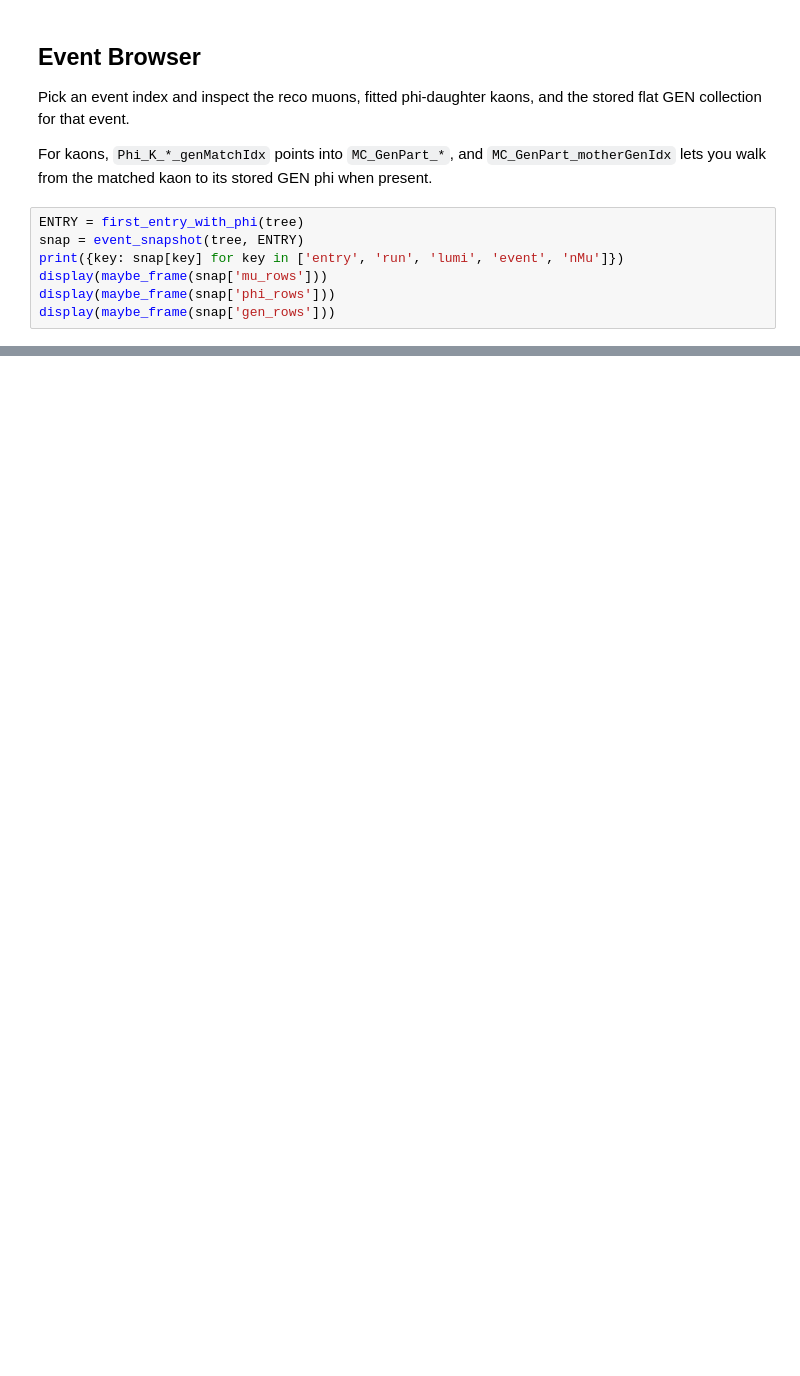
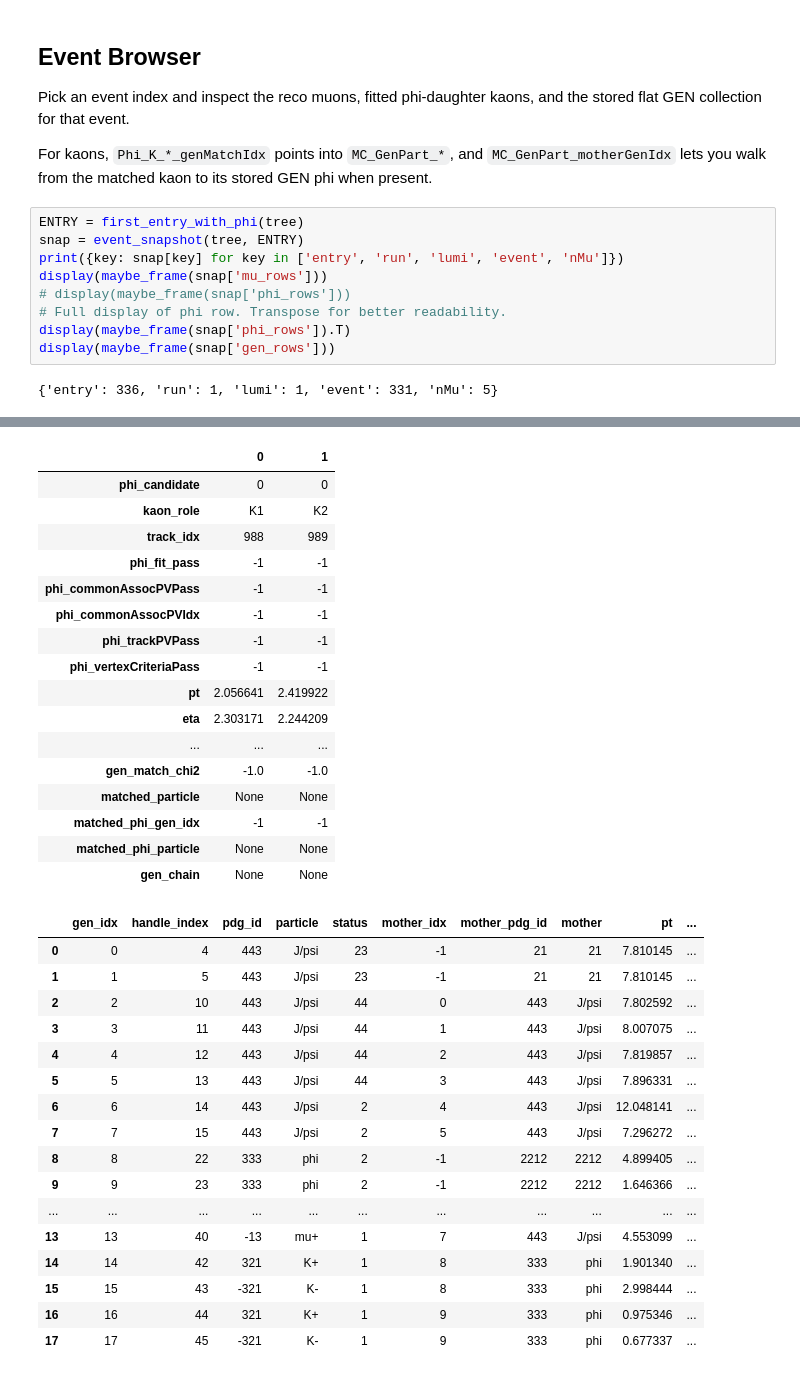
Before and after one commit to AliceQuen/Onia2MuMu, a Jupyter notebook: doc/inspect_multileppat_ntuple_gen_reco_matching.ipynb, the cells around one changed output, grey strips where cells are left out. Cells and saved outputs as stored; diff of their text form; blank space fills up the shorter version.

```diff
--- a/doc/inspect_multileppat_ntuple_gen_reco_matching.ipynb
+++ b/doc/inspect_multileppat_ntuple_gen_reco_matching.ipynb
@@ -392,5 +445,9 @@ ENTRY = first_entry_with_phi(tree)
 snap = event_snapshot(tree, ENTRY)
 print({key: snap[key] for key in ['entry', 'run', 'lumi', 'event', 'nMu']})
 display(maybe_frame(snap['mu_rows']))
-display(maybe_frame(snap['phi_rows']))
+# display(maybe_frame(snap['phi_rows']))
+# Full display of phi row. Transpose for better readability.
+display(maybe_frame(snap['phi_rows']).T)
 display(maybe_frame(snap['gen_rows']))
+# %% [output]
+{'entry': 336, 'run': 1, 'lumi': 1, 'event': 331, 'nMu': 5}
@@ -397,3 +460,37 @@ display(maybe_frame(snap['gen_rows']))
+|  | 0 | 1 |
+| phi_candidate | 0 | 0 |
+| kaon_role | K1 | K2 |
+| track_idx | 988 | 989 |
+| phi_fit_pass | -1 | -1 |
+| phi_commonAssocPVPass | -1 | -1 |
+| phi_commonAssocPVIdx | -1 | -1 |
+| phi_trackPVPass | -1 | -1 |
+| phi_vertexCriteriaPass | -1 | -1 |
+| pt | 2.056641 | 2.419922 |
+| eta | 2.303171 | 2.244209 |
+| ... | ... | ... |
+| gen_match_chi2 | -1.0 | -1.0 |
+| matched_particle | None | None |
+| matched_phi_gen_idx | -1 | -1 |
+| matched_phi_particle | None | None |
+| gen_chain | None | None |
+|  | gen_idx | handle_index | pdg_id | particle | status | mother_idx | mother_pdg_id | mother | pt | ... |
+| 0 | 0 | 4 | 443 | J/psi | 23 | -1 | 21 | 21 | 7.810145 | ... |
+| 1 | 1 | 5 | 443 | J/psi | 23 | -1 | 21 | 21 | 7.810145 | ... |
+| 2 | 2 | 10 | 443 | J/psi | 44 | 0 | 443 | J/psi | 7.802592 | ... |
+| 3 | 3 | 11 | 443 | J/psi | 44 | 1 | 443 | J/psi | 8.007075 | ... |
+| 4 | 4 | 12 | 443 | J/psi | 44 | 2 | 443 | J/psi | 7.819857 | ... |
+| 5 | 5 | 13 | 443 | J/psi | 44 | 3 | 443 | J/psi | 7.896331 | ... |
+| 6 | 6 | 14 | 443 | J/psi | 2 | 4 | 443 | J/psi | 12.048141 | ... |
+| 7 | 7 | 15 | 443 | J/psi | 2 | 5 | 443 | J/psi | 7.296272 | ... |
+| 8 | 8 | 22 | 333 | phi | 2 | -1 | 2212 | 2212 | 4.899405 | ... |
+| 9 | 9 | 23 | 333 | phi | 2 | -1 | 2212 | 2212 | 1.646366 | ... |
+| ... | ... | ... | ... | ... | ... | ... | ... | ... | ... | ... |
+| 13 | 13 | 40 | -13 | mu+ | 1 | 7 | 443 | J/psi | 4.553099 | ... |
+| 14 | 14 | 42 | 321 | K+ | 1 | 8 | 333 | phi | 1.901340 | ... |
+| 15 | 15 | 43 | -321 | K- | 1 | 8 | 333 | phi | 2.998444 | ... |
+| 16 | 16 | 44 | 321 | K+ | 1 | 9 | 333 | phi | 0.975346 | ... |
+| 17 | 17 | 45 | -321 | K- | 1 | 9 | 333 | phi | 0.677337 | ... |
 # %%
 def candidate_muon_match_rows(tree, entry):
     snap = event_snapshot(tree, entry)
```
Also changed, not shown: parts of 14 cells of this notebook.
